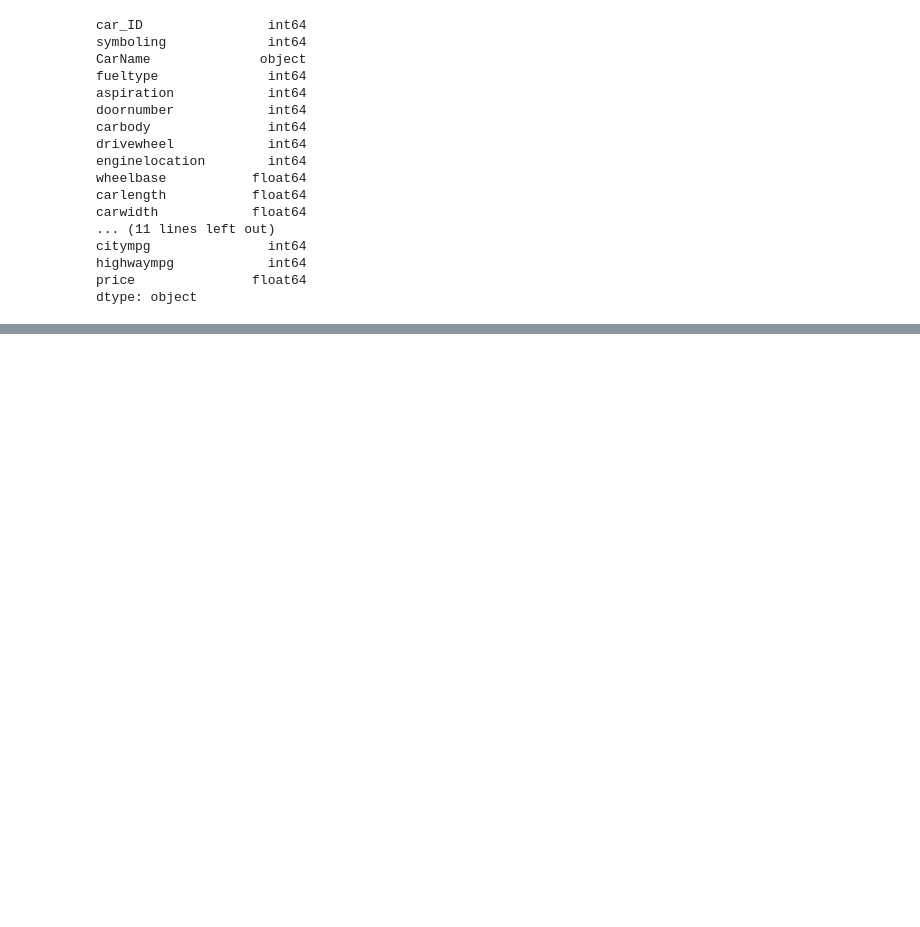
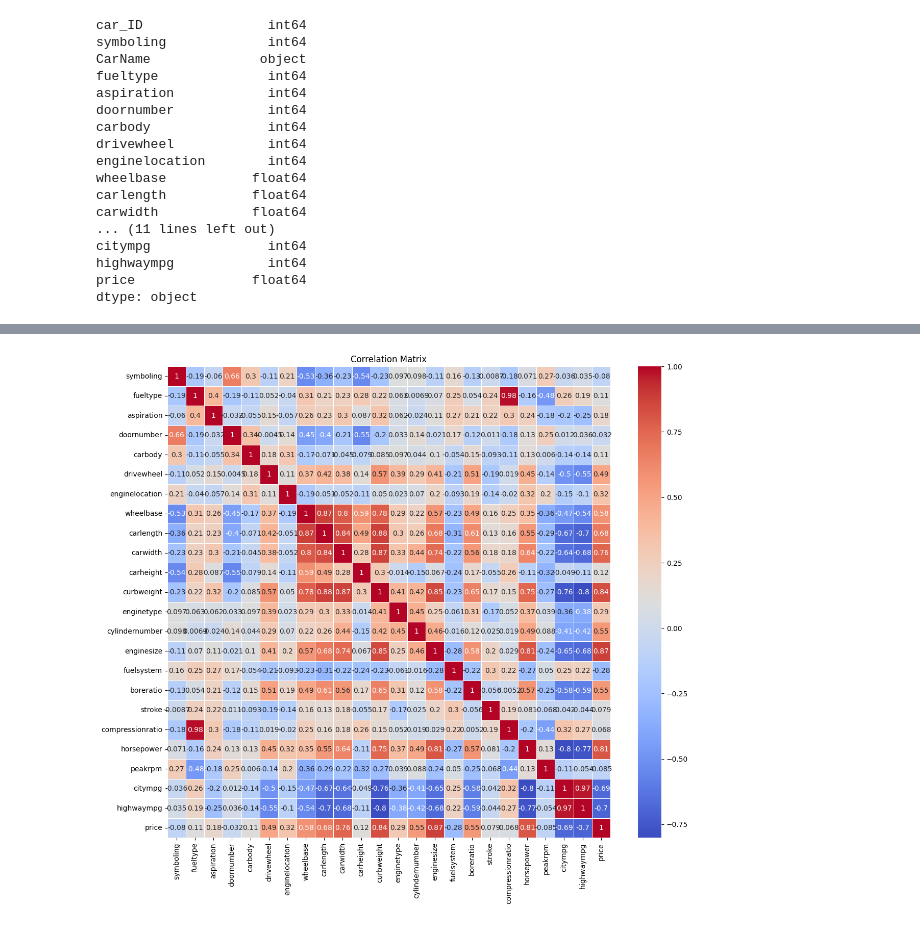
Before and after one commit to AnirveshArcot/CarPrices, a Jupyter notebook: final.ipynb, the cells around one changed output, grey strips where cells are left out. Cells and saved outputs as stored; diff of their text form; code cells hidden in the pictures; blank space fills up the shorter version.

```diff
--- a/final.ipynb
+++ b/final.ipynb
@@ -217,3 +217,13 @@ file.describe(include='all')
 | 50% | 103.000000 | 1.000000 | NaN | 0.000000 | 0.000000 | 0.000000 | 1.000000 | 0.000000 | 0.000000 | ... |
 | 75% | 154.000000 | 2.000000 | NaN | 0.000000 | 0.000000 | 1.000000 | 1.000000 | 1.000000 | 0.000000 | ... |
 | max | 205.000000 | 3.000000 | NaN | 1.000000 | 1.000000 | 1.000000 | 4.000000 | 2.000000 | 1.000000 | ... |
+# %%
+file.drop(columns=['CarName'], inplace=True)
+file.drop(columns=['car_ID'], inplace=True)
+correlation_matrix = file.corr()
+plt.figure(figsize=(14, 12))
+sns.heatmap(correlation_matrix, annot=True, cmap='coolwarm', linewidths=0.5)
+plt.title("Correlation Matrix")
+plt.show()
+# %% [output]
+[figure, added]
```
Also changed, not shown: parts of 10 cells of this notebook.
